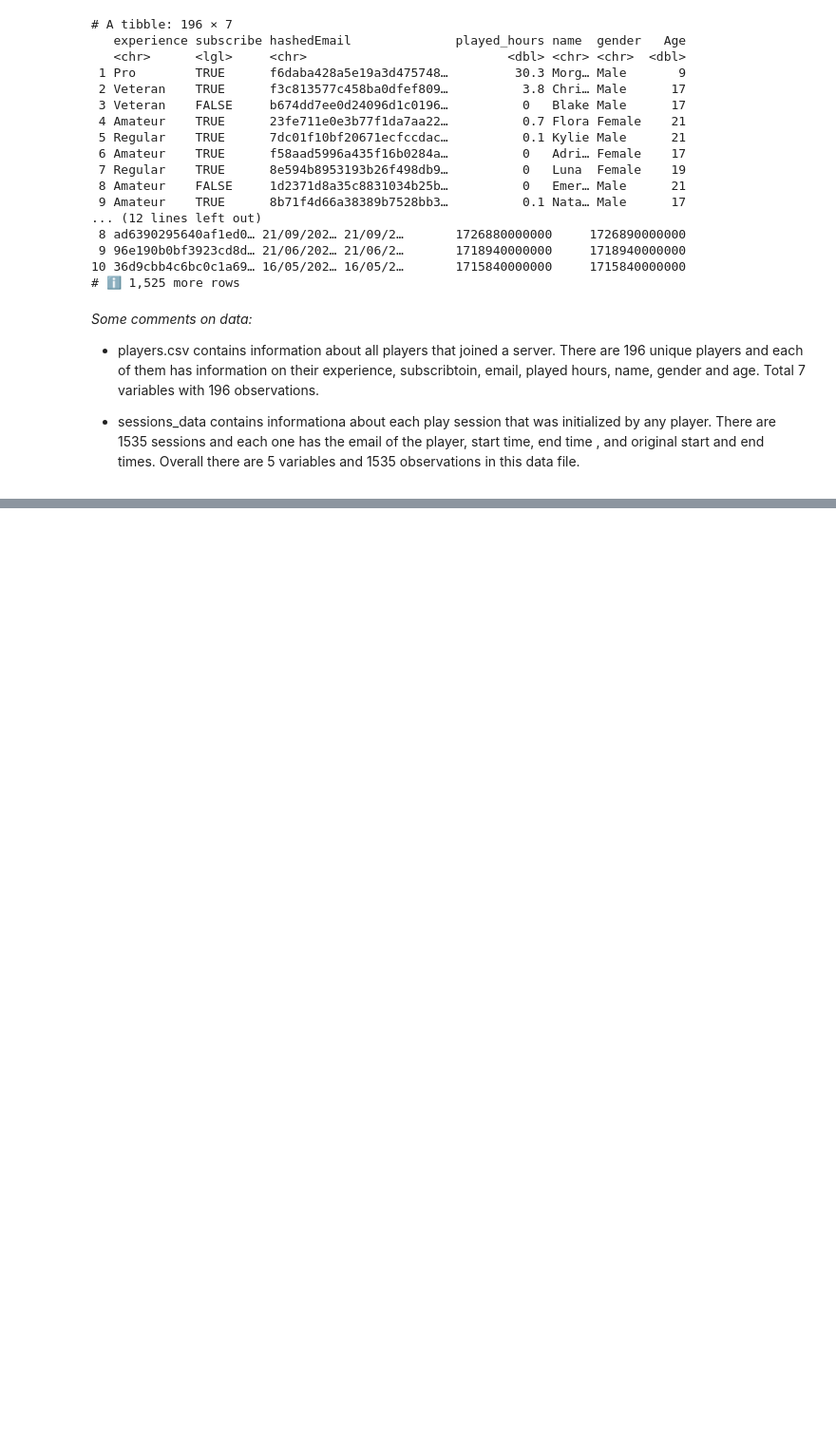
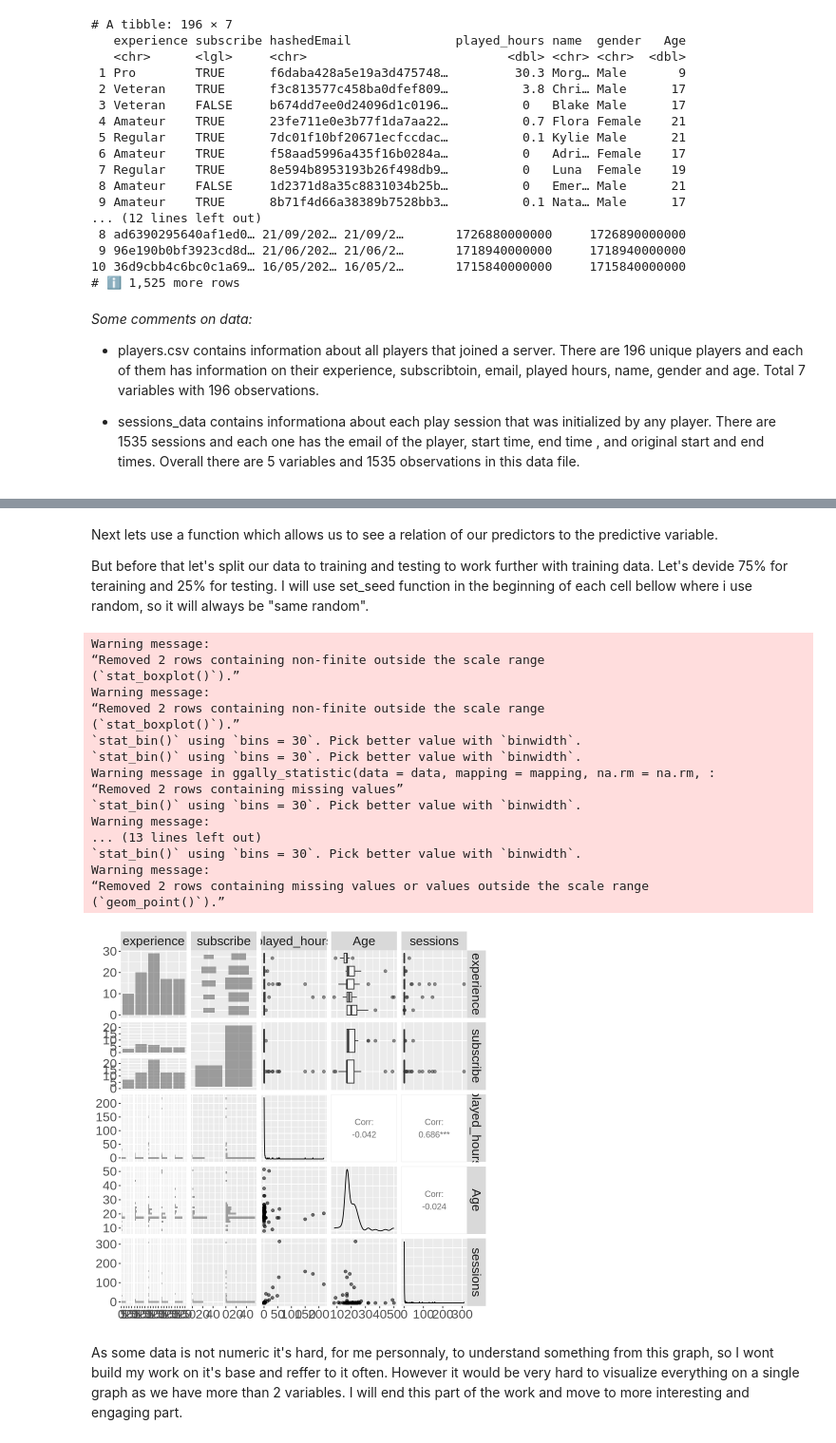
Before and after one commit to vladpatrakov/ds_project, a Jupyter notebook: DSCI-project.ipynb, the cells around one changed output, grey strips where cells are left out. Shown at 95% size. Cells and saved outputs as stored; diff of their text form; code cells hidden in the pictures; blank space fills up the shorter version.

```diff
--- a/DSCI-project.ipynb
+++ b/DSCI-project.ipynb
@@ -67,0 +227,37 @@ print(sessions_data)
+# %% [markdown]
+Next lets use a function which allows us to see a relation of our predictors to the predictive variable.
+
+But before that let's split our data to training and testing to work further with training data. Let's devide 75% for teraining and 25% for testing.
+I will use set_seed function in the beginning of each cell bellow where i use random, so it will always be "same random".
+# %%
+set.seed(1234)
+
+data_split <- players_work_dt |> initial_split(prop = .75, strata = subscribe)
+training_data <- training(data_split)
+testing_data <- testing(data_split)
+# %%
+pairplot <- training_data |>
+    ggpairs(mapping = aes(alpha = 0.4)) +
+    theme(text = element_text(size = 20))
+pairplot
+# %% [output]
+Warning message:
+“Removed 2 rows containing non-finite outside the scale range
+(`stat_boxplot()`).”
+Warning message:
+“Removed 2 rows containing non-finite outside the scale range
+(`stat_boxplot()`).”
+`stat_bin()` using `bins = 30`. Pick better value with `binwidth`.
+`stat_bin()` using `bins = 30`. Pick better value with `binwidth`.
+Warning message in ggally_statistic(data = data, mapping = mapping, na.rm = na.rm, :
+“Removed 2 rows containing missing values”
+`stat_bin()` using `bins = 30`. Pick better value with `binwidth`.
+Warning message:
+... (13 lines left out)
+`stat_bin()` using `bins = 30`. Pick better value with `binwidth`.
+Warning message:
+“Removed 2 rows containing missing values or values outside the scale range
+(`geom_point()`).”
+[figure, added]
+# %% [markdown]
+As some data is not numeric it's hard, for me personnaly, to understand something from this graph, so I wont build my work on it's base and reffer to it often. However it would be very hard to visualize everything on a single graph as we have more than 2 variables. I will end this part of the work and move to more interesting and engaging part.
```
Also changed, not shown: parts of 24 cells of this notebook.
